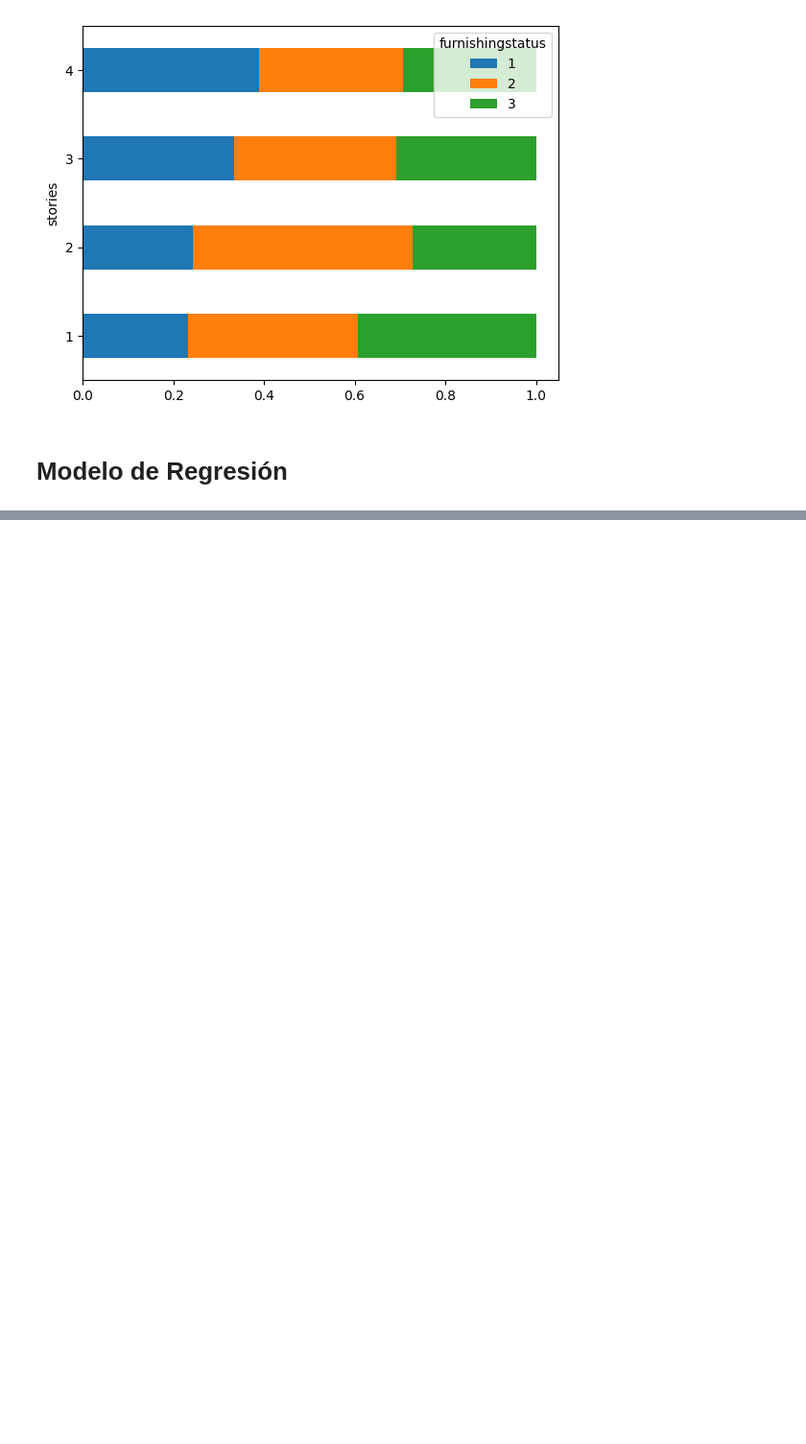
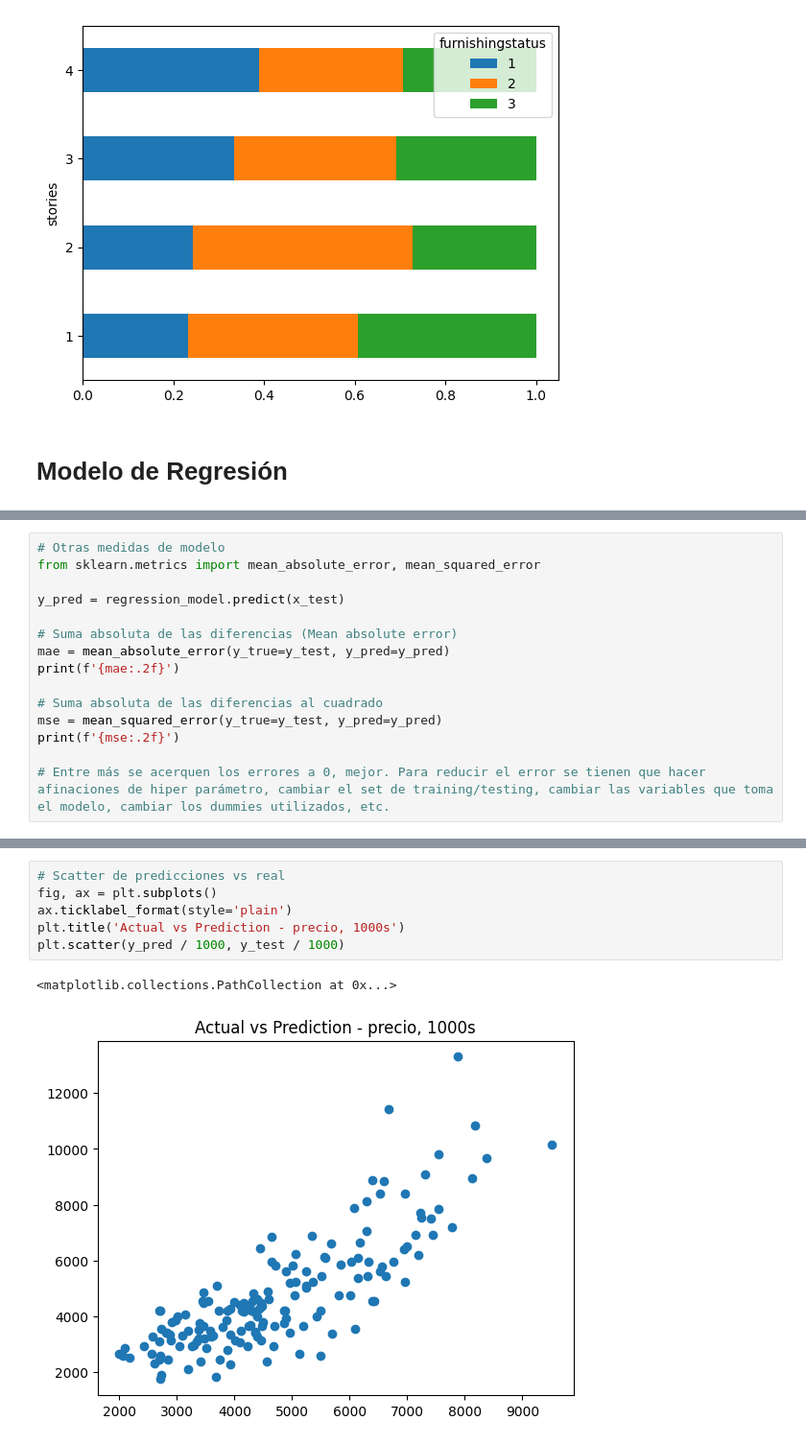
Before and after one commit to c-delvalle-r/ebac, a Jupyter notebook: Python/Modulo27/Modulo27_IntroRegresion.ipynb, the cells around one changed output, grey strips where cells are left out. Shown: that part at 96% size. Cells and saved outputs as stored; diff of their text form; blank space fills up the shorter version.

```diff
--- a/Python/Modulo27/Modulo27_IntroRegresion.ipynb
+++ b/Python/Modulo27/Modulo27_IntroRegresion.ipynb
@@ -246,0 +300,15 @@ from sklearn.model_selection import train_test_split
+# %%
+# Otras medidas de modelo
+from sklearn.metrics import mean_absolute_error, mean_squared_error
+
+y_pred = regression_model.predict(x_test)
+
+# Suma absoluta de las diferencias (Mean absolute error)
+mae = mean_absolute_error(y_true=y_test, y_pred=y_pred)
+print(f'{mae:.2f}')
+
+# Suma absoluta de las diferencias al cuadrado
+mse = mean_squared_error(y_true=y_test, y_pred=y_pred)
+print(f'{mse:.2f}')
+
+# Entre más se acerquen los errores a 0, mejor. Para reducir el error se tienen que hacer afinaciones de hiper parámetro, cambiar el set de training/testing, cambiar las variables que toma el modelo, cambiar los dummies utilizados, etc.
@@ -246,0 +419,9 @@ from sklearn.model_selection import train_test_split
+# %%
+# Scatter de predicciones vs real
+fig, ax = plt.subplots()
+ax.ticklabel_format(style='plain')
+plt.title('Actual vs Prediction - precio, 1000s')
+plt.scatter(y_pred / 1000, y_test / 1000)
+# %% [output]
+<matplotlib.collections.PathCollection at 0x...>
+[figure, added]
```
Also changed, not shown: parts of 18 cells of this notebook.
